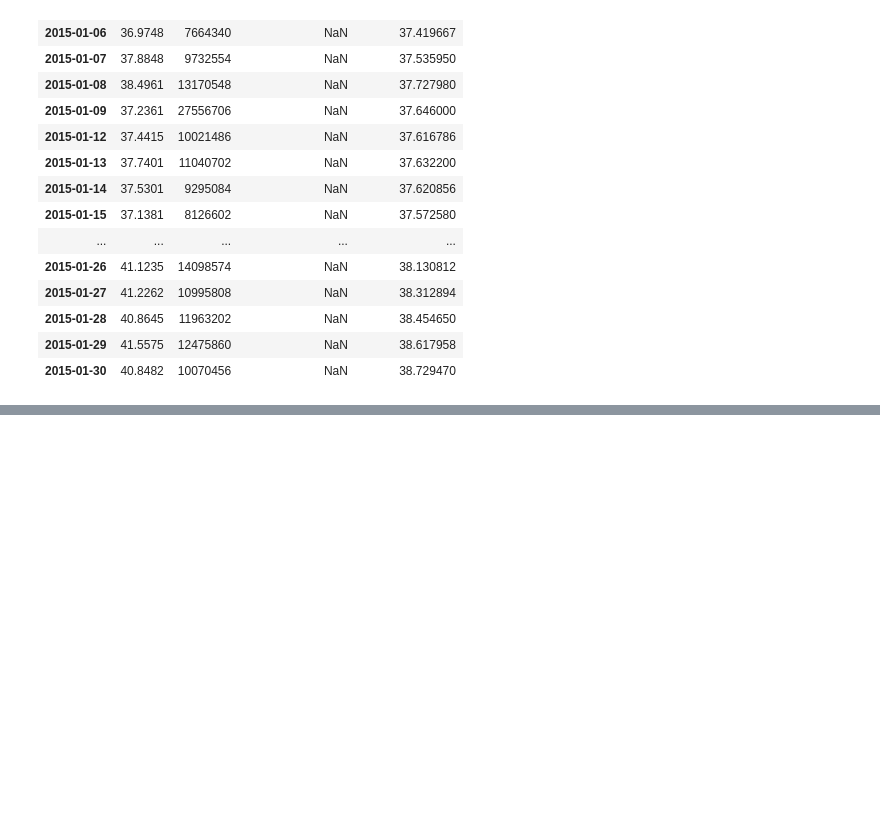
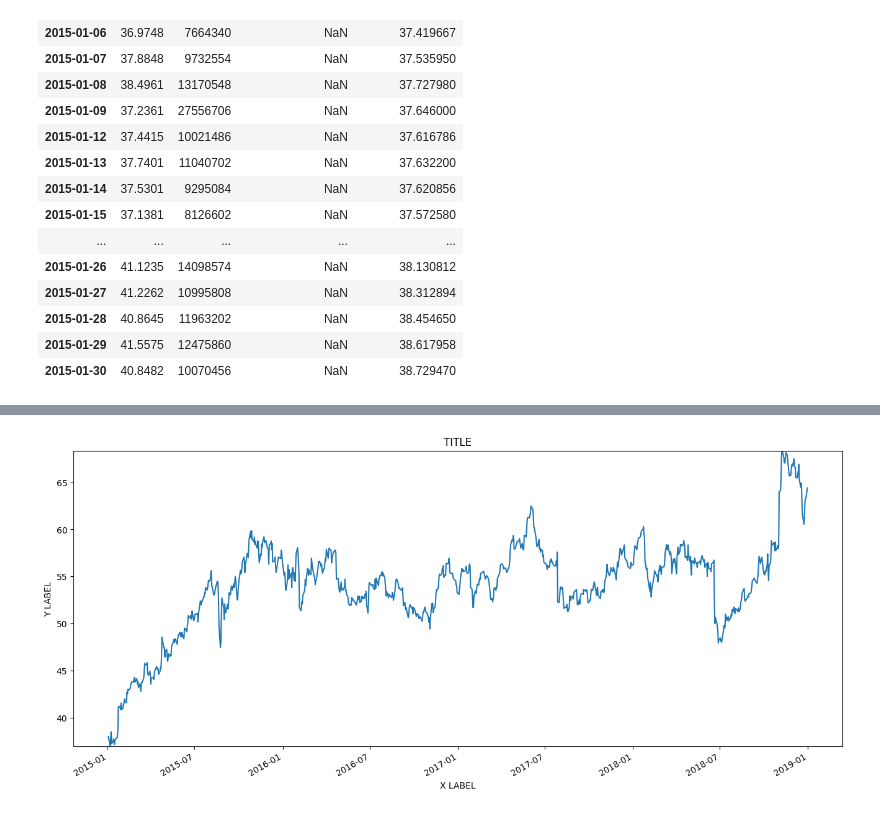
Before and after one commit to ibrahimaltun/udemy-courses, a Jupyter notebook: python-for-time-series-data-analysis/4.Time_Series_wPandas.ipynb, the cells around one changed output, grey strips where cells are left out. Saved outputs shown, nothing was run; the diff lists cells and outputs as text; code cells hidden in the pictures; blank space fills up the shorter version.

```diff
--- a/python-for-time-series-data-analysis/4.Time_Series_wPandas.ipynb
+++ b/python-for-time-series-data-analysis/4.Time_Series_wPandas.ipynb
@@ -437,0 +467,10 @@ df.head(20)
+# %%
+title = "TITLE"
+xlabel = "X LABEL"
+ylabel = "Y LABEL"
+# %%
+ax = df["Close"].plot(figsize=(16, 7), title=title)
+ax.autoscale(axis="y", tight=True)
+ax.set(xlabel=xlabel, ylabel=ylabel);
+# %% [output]
+[figure, added]
```
Also changed, not shown: parts of 14 cells of this notebook.
